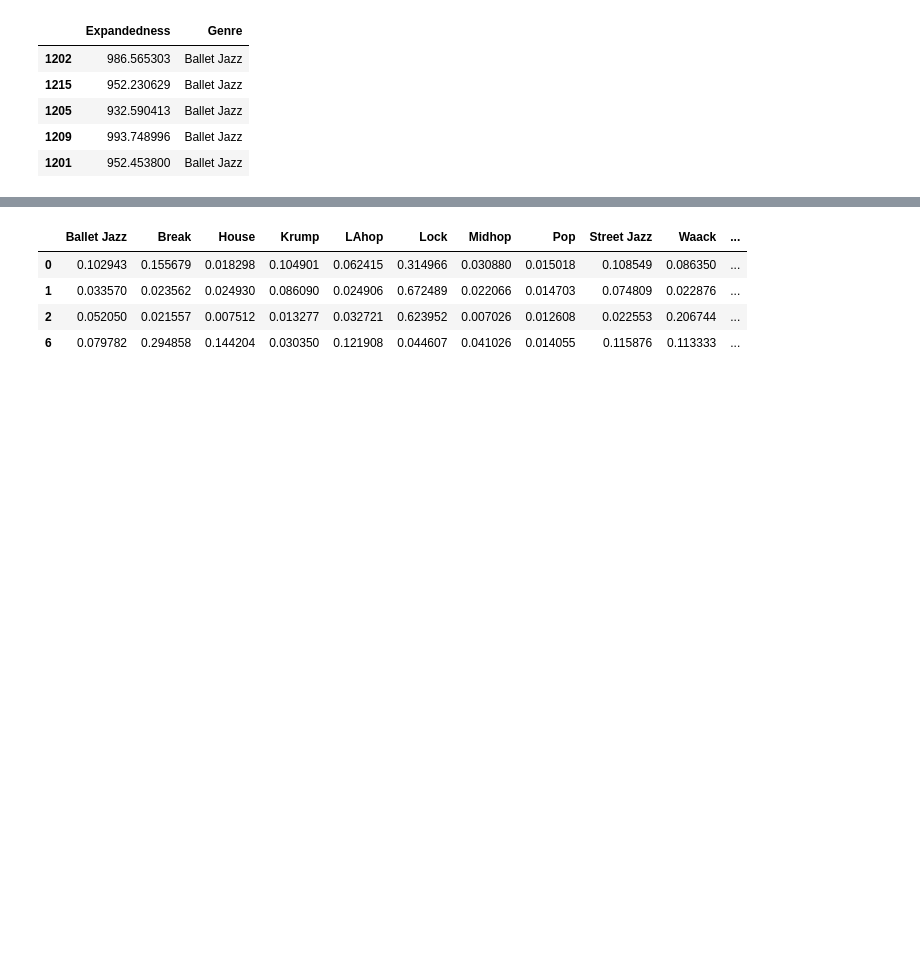
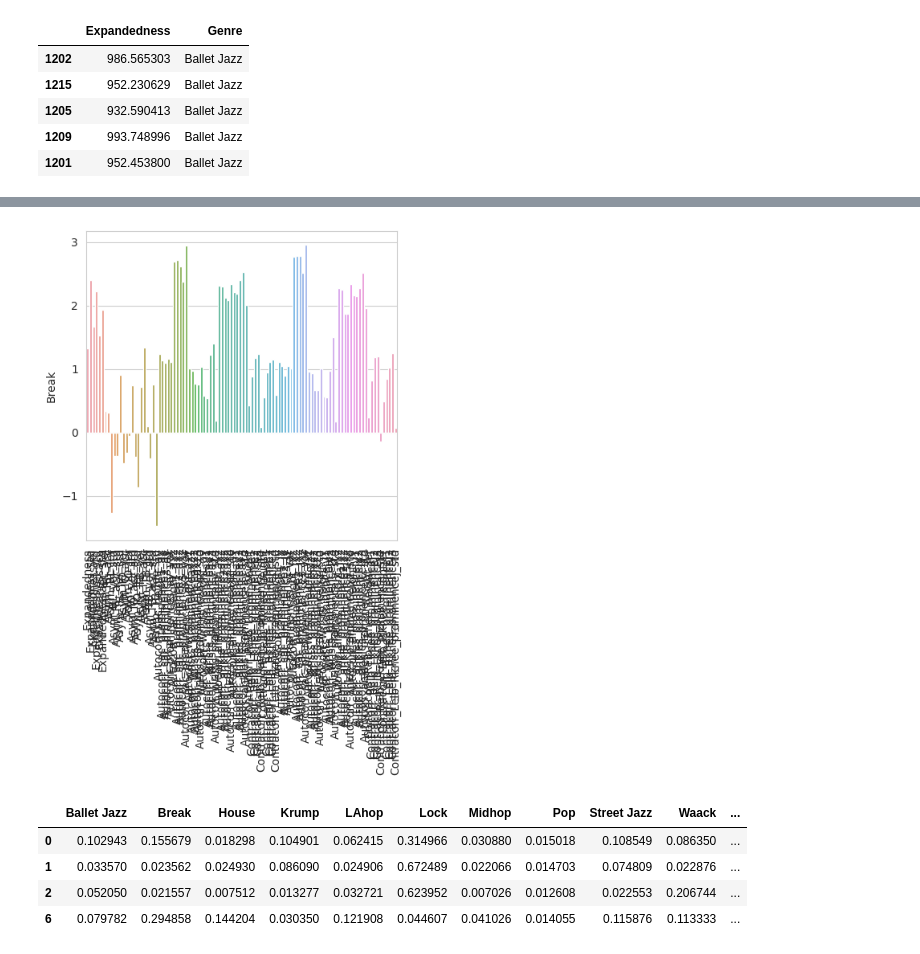
Before and after one commit to tBenBaker/MovementClassifier, a Jupyter notebook: DanceProj1/notebooks/03_inspectiondraft.ipynb, the cells around one changed output, grey strips where cells are left out. Saved outputs shown, nothing was run; the diff lists cells and outputs as text; code cells hidden in the pictures; blank space fills up the shorter version.

```diff
--- a/DanceProj1/notebooks/03_inspectiondraft.ipynb
+++ b/DanceProj1/notebooks/03_inspectiondraft.ipynb
@@ -179,3 +185,12 @@ for data in dataFM['Ballet Jazz']:
+# %%
+#bar plot of Break, normalized features values
+sns.set_style('whitegrid')
+plt.figure(figsize=(5,5))
+sns.barplot(data=featuresdf_norm, x=featuresdf_norm.index, y='Break')
+plt.xticks(rotation=90)
+plt.show()
+# %% [output]
+[figure, added]
 # %%
 #inspect the misclassified Ballet Jazz pieces
 yprob_misBJazz = BJazzdf[BJazzdf['Ballet Jazz']<0.5]
```
Also changed, not shown: parts of 11 cells of this notebook, 1 other file.
